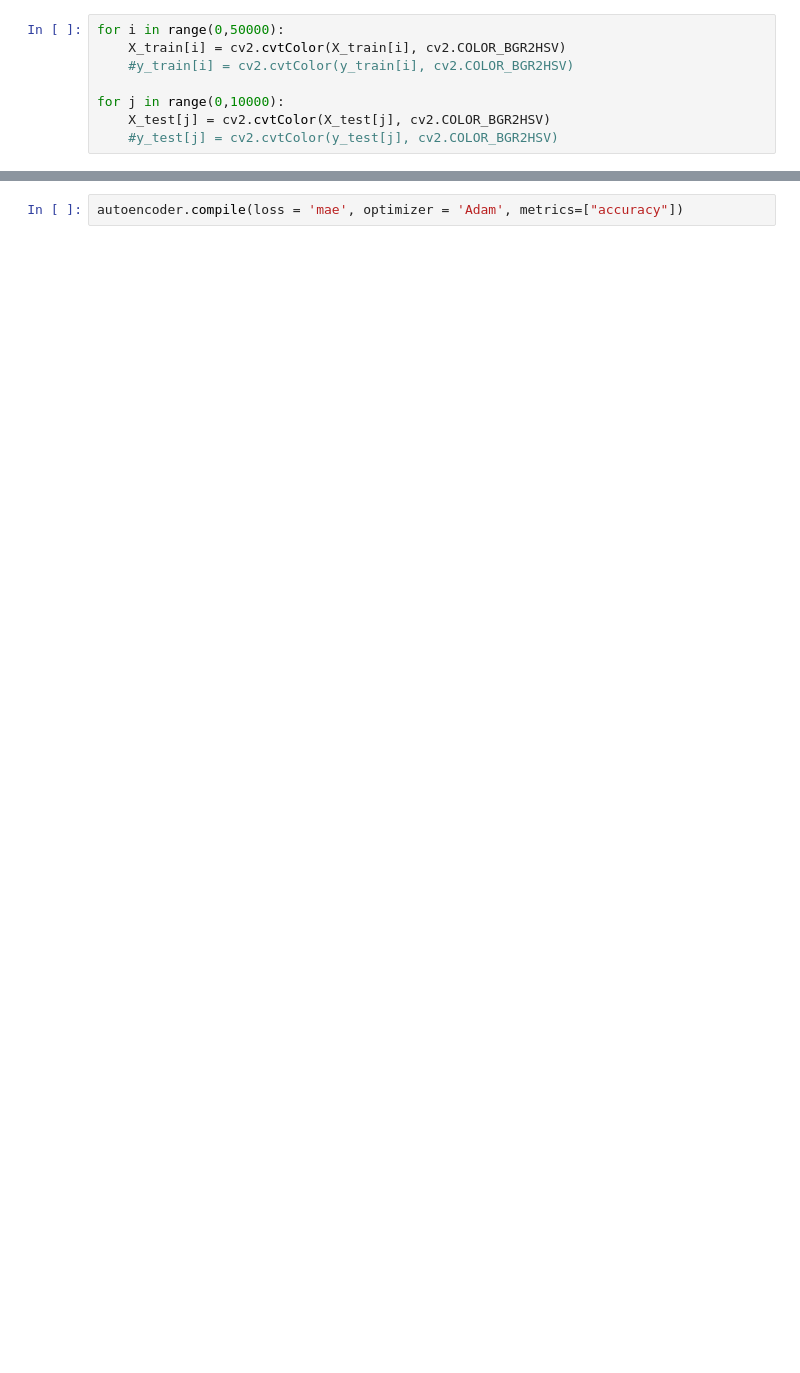
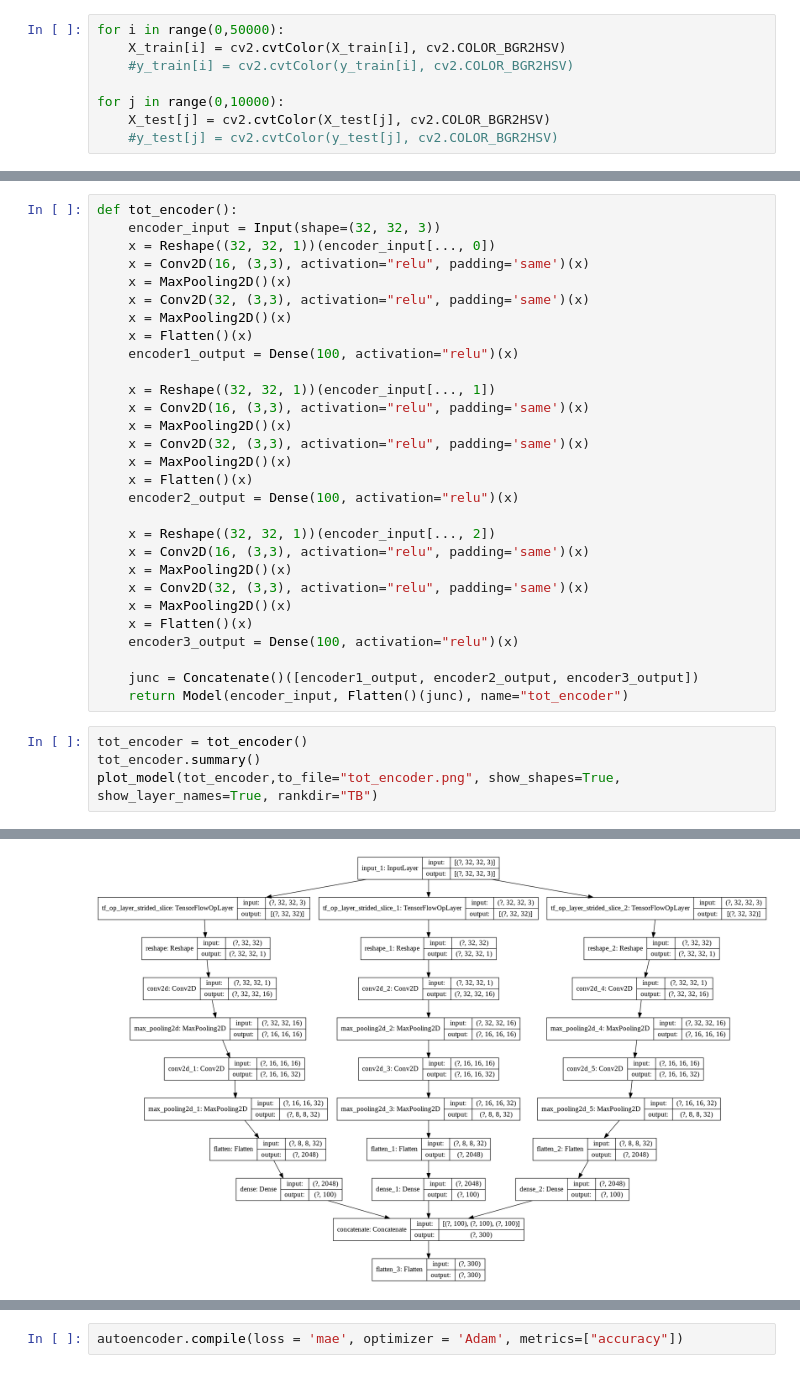
Before and after one commit to ParthMahadik/Neural-Cryptography, a Jupyter notebook: Data Proprocessing.ipynb, the cells around one changed output, grey strips where cells are left out. Saved outputs shown, nothing was run; the diff lists cells and outputs as text; blank space fills up the shorter version.

```diff
--- a/Data Proprocessing.ipynb
+++ b/Data Proprocessing.ipynb
@@ -129,0 +104,34 @@ _________________________________________________________________
+# %%
+def tot_encoder():
+    encoder_input = Input(shape=(32, 32, 3))
+    x = Reshape((32, 32, 1))(encoder_input[..., 0])
+    x = Conv2D(16, (3,3), activation="relu", padding='same')(x)
+    x = MaxPooling2D()(x)
+    x = Conv2D(32, (3,3), activation="relu", padding='same')(x)
+    x = MaxPooling2D()(x)
+    x = Flatten()(x)
+    encoder1_output = Dense(100, activation="relu")(x)
+
+    x = Reshape((32, 32, 1))(encoder_input[..., 1])
+    x = Conv2D(16, (3,3), activation="relu", padding='same')(x)
+    x = MaxPooling2D()(x)
+    x = Conv2D(32, (3,3), activation="relu", padding='same')(x)
+    x = MaxPooling2D()(x)
+    x = Flatten()(x)
+    encoder2_output = Dense(100, activation="relu")(x)
+
+    x = Reshape((32, 32, 1))(encoder_input[..., 2])
+    x = Conv2D(16, (3,3), activation="relu", padding='same')(x)
+    x = MaxPooling2D()(x)
+    x = Conv2D(32, (3,3), activation="relu", padding='same')(x)
+    x = MaxPooling2D()(x)
+    x = Flatten()(x)
+    encoder3_output = Dense(100, activation="relu")(x)
+
+    junc = Concatenate()([encoder1_output, encoder2_output, encoder3_output])
+    return Model(encoder_input, Flatten()(junc), name="tot_encoder")
+# %%
+tot_encoder = tot_encoder()
+tot_encoder.summary()
+plot_model(tot_encoder,to_file="tot_encoder.png", show_shapes=True, show_layer_names=True, rankdir="TB")
+# %% [output]
@@ -130 +155,2 @@ _________________________________________________________________
+[figure, added]
 # %%
```
Also changed, not shown: parts of 39 cells of this notebook.
